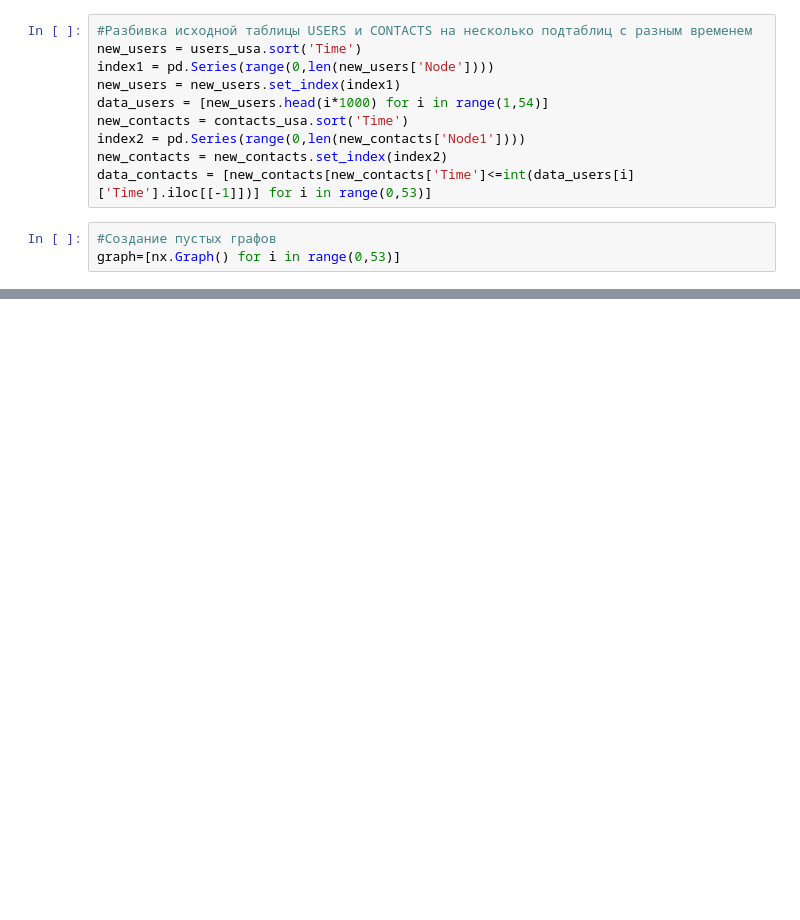
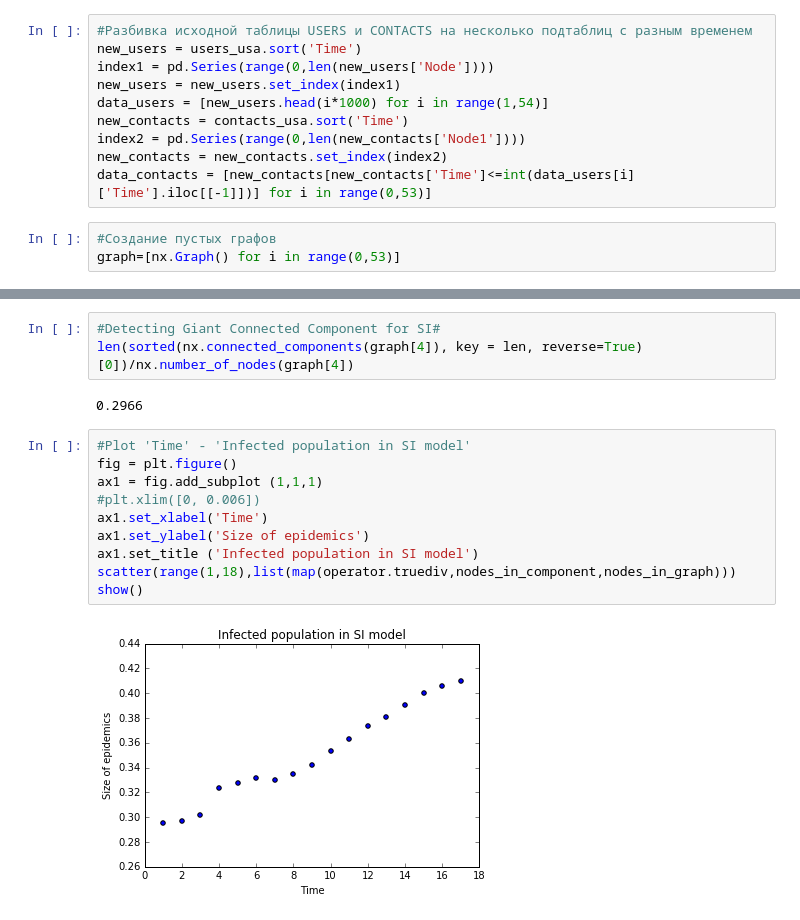
Before and after one commit to Genius-Gerund/lpp_epidemics_2016, a Jupyter notebook: Diploma.ipynb, the cells around one changed output, grey strips where cells are left out. Drawn from its saved outputs; the diff is of its cells as text; blank space fills up the shorter version.

```diff
--- a/Diploma.ipynb
+++ b/Diploma.ipynb
@@ -254,0 +94,17 @@ Image(graphs.create_png())
+# %%
+#Detecting Giant Connected Component for SI#
+len(sorted(nx.connected_components(graph[4]), key = len, reverse=True)[0])/nx.number_of_nodes(graph[4])
+# %% [output]
+0.2966
+# %%
+#Plot 'Time' - 'Infected population in SI model'
+fig = plt.figure()
+ax1 = fig.add_subplot (1,1,1)
+#plt.xlim([0, 0.006])
+ax1.set_xlabel('Time')
+ax1.set_ylabel('Size of epidemics')
+ax1.set_title ('Infected population in SI model')
+scatter(range(1,18),list(map(operator.truediv,nodes_in_component,nodes_in_graph)))
+show()
+# %% [output]
+[figure, added]
```
Also changed, not shown: parts of 50 cells of this notebook.
